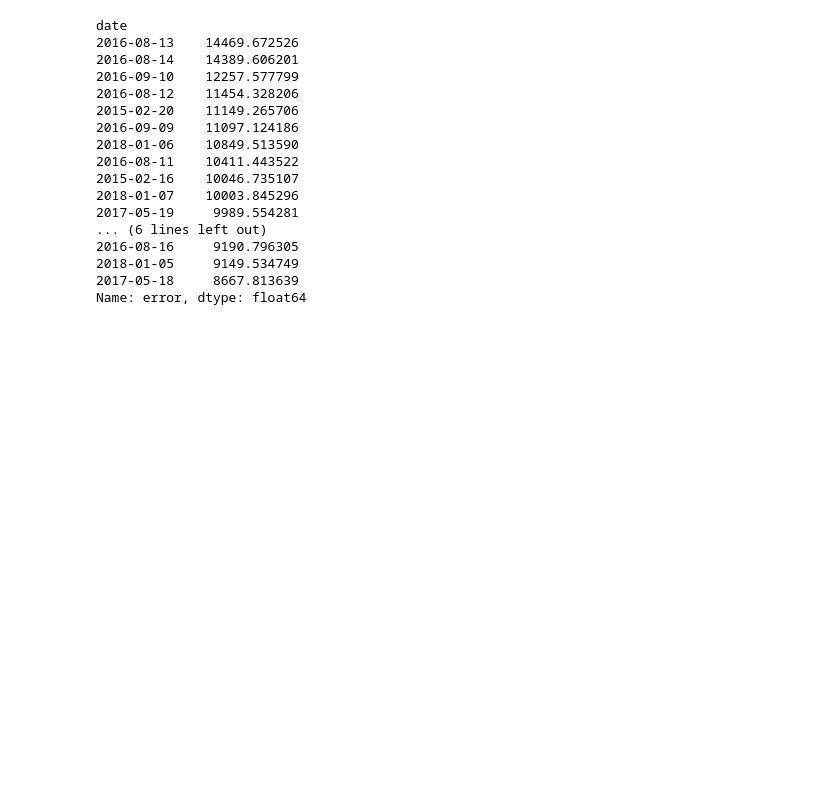
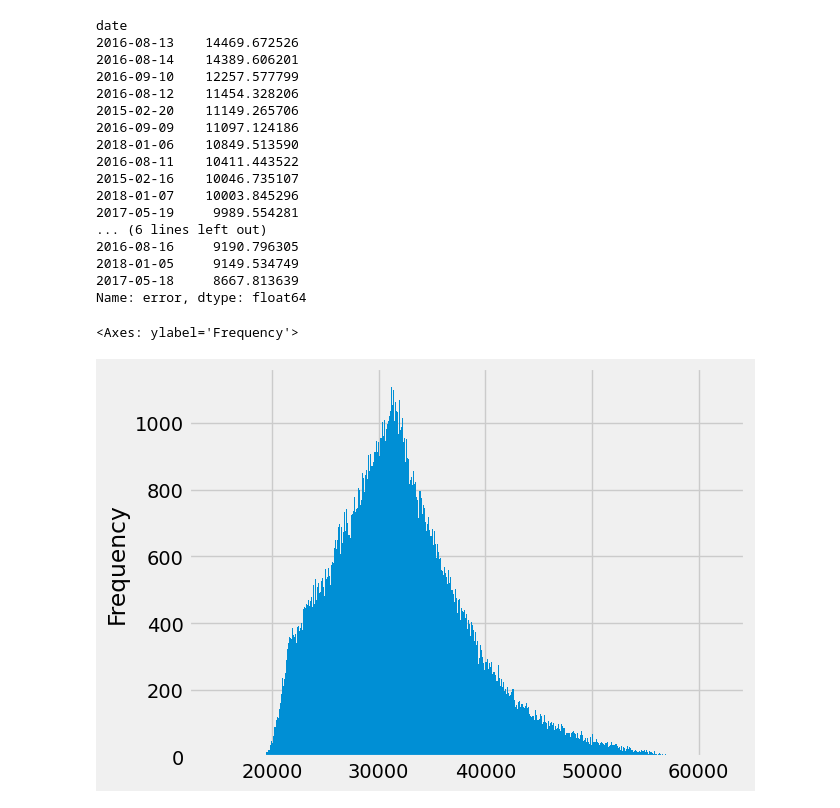
Before and after one commit to CB200999/TimeSeriesForcasting, a Jupyter notebook: TimeSeriesForcasting_with_XGBoost_EnergyConsumption.ipynb, the cells around one changed output. Drawn from its saved outputs; the diff is of its cells as text; code cells hidden in the pictures; blank space fills up the shorter version.

```diff
--- a/TimeSeriesForcasting_with_XGBoost_EnergyConsumption.ipynb
+++ b/TimeSeriesForcasting_with_XGBoost_EnergyConsumption.ipynb
@@ -235,3 +235,10 @@ date
 2018-01-05     9149.534749
 2017-05-18     8667.813639
 Name: error, dtype: float64
+# %%
+# detecting outliers
+
+df['PJME_MW'].plot(kind='hist', bins=500)
+# %% [output]
+<Axes: ylabel='Frequency'>
+[figure, added]
```
Also changed, not shown: parts of 6 cells of this notebook.
